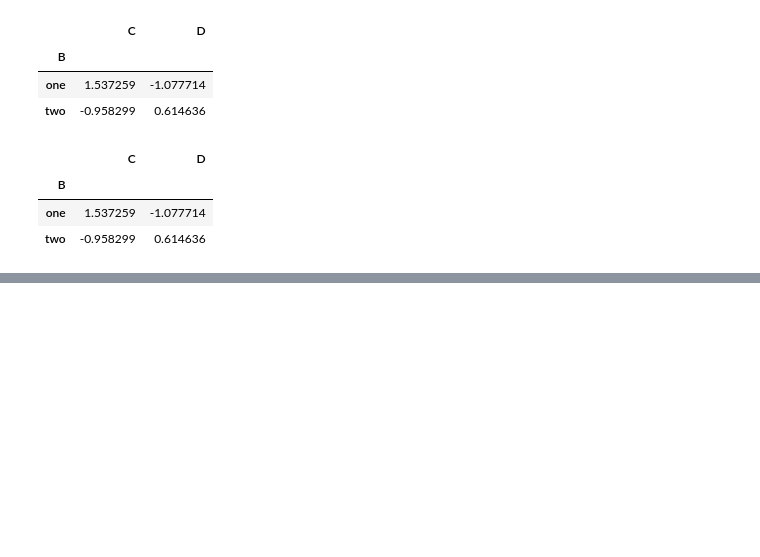
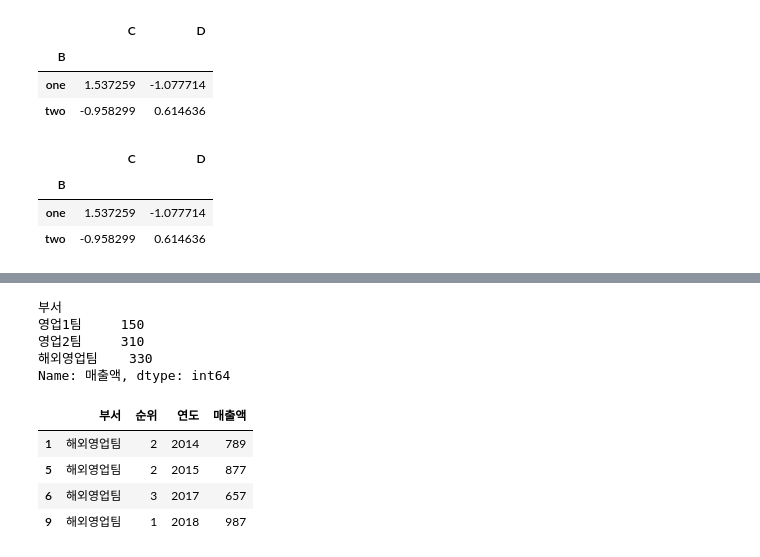
Before and after one commit to jjh9329/numpy-study, a Jupyter notebook: 02.Pandas/Pandas 실습.ipynb, the cells around one changed output, grey strips where cells are left out. Cells and saved outputs as stored; diff of their text form; code cells hidden in the pictures; blank space fills up the shorter version.

```diff
--- a/02.Pandas/Pandas 실습.ipynb
+++ b/02.Pandas/Pandas 실습.ipynb
@@ -1715,0 +1776,7 @@ df.pivot_table(index='B',values = ['C','D'], aggfunc= 'sum')
+# %%
+grouped = data.groupby('부서')
+#name = grouopby로 정한 컬럼
+for name, group in grouped:
+    print('부서명:', name)
+    print(group)
+    print('-'*50)
@@ -1715,0 +1801,26 @@ df.pivot_table(index='B',values = ['C','D'], aggfunc= 'sum')
+# %%
+#부서별 최대 매출액과 최소 매출액 차이 계산 함수
+def min_max(x):
+    return x.max() - x.min()
+
+agg_min_max = grouped['매출액'].agg(min_max)
+agg_min_max
+# %% [output]
+부서
+영업1팀     150
+영업2팀     310
+해외영업팀    330
+Name: 매출액, dtype: int64
+# %%
+# 해외-영업 부서의 평균 매출액 확인
+def h_mean(x):
+    return x.mean()
+
+hm = grouped.get_group('해외영업팀')
+hm
+# %% [output]
+|  | 부서 | 순위 | 연도 | 매출액 |
+| 1 | 해외영업팀 | 2 | 2014 | 789 |
+| 5 | 해외영업팀 | 2 | 2015 | 877 |
+| 6 | 해외영업팀 | 3 | 2017 | 657 |
+| 9 | 해외영업팀 | 1 | 2018 | 987 |
```
Also changed, not shown: parts of 7 cells of this notebook.
